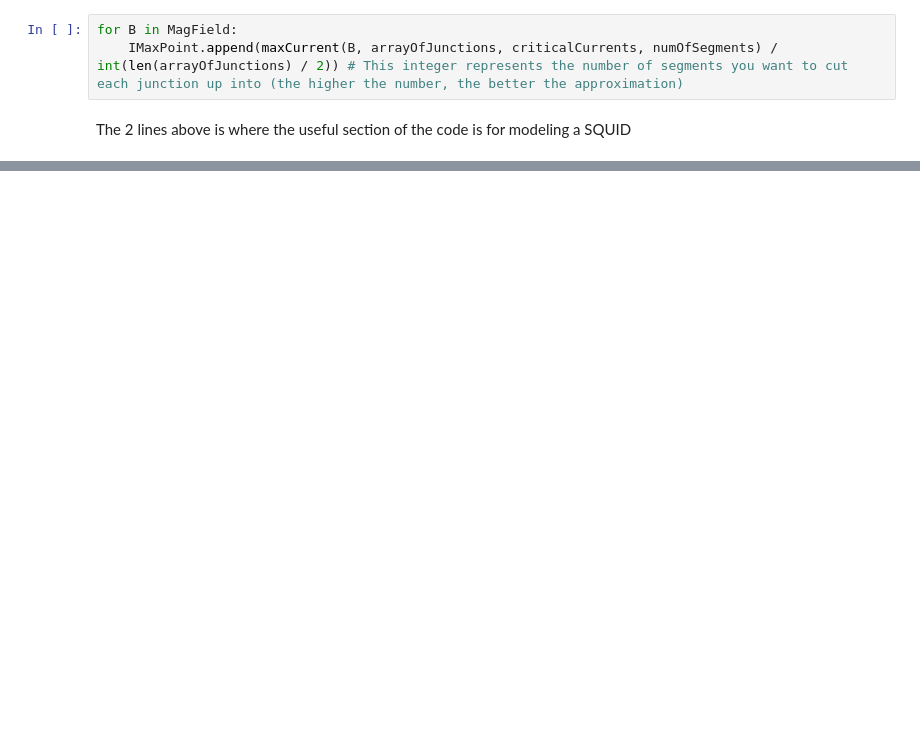
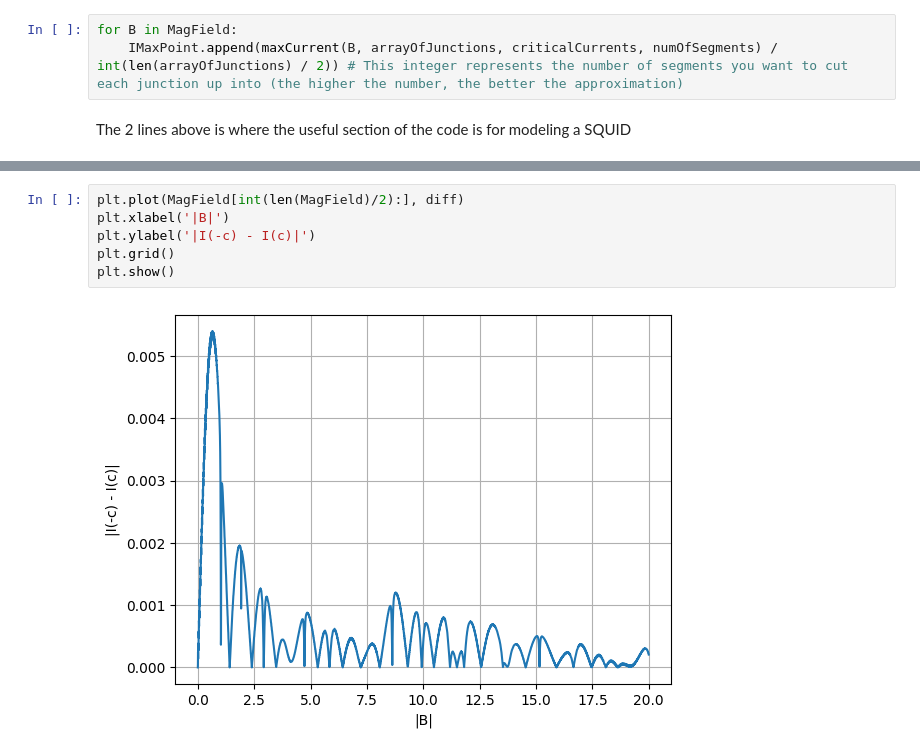
Before and after one commit to cliffsun/Josephson-Junction-Array-Model, a Jupyter notebook: JJ_Qubit_Model.ipynb, the cells around one changed output, grey strips where cells are left out. Cells and saved outputs as stored; diff of their text form; blank space fills up the shorter version.

```diff
--- a/JJ_Qubit_Model.ipynb
+++ b/JJ_Qubit_Model.ipynb
@@ -68,0 +84,8 @@ plt.show()
+# %%
+plt.plot(MagField[int(len(MagField)/2):], diff)
+plt.xlabel('|B|')
+plt.ylabel('|I(-c) - I(c)|')
+plt.grid()
+plt.show()
+# %% [output]
+[figure, added]
```
Also changed, not shown: parts of 8 cells of this notebook.
